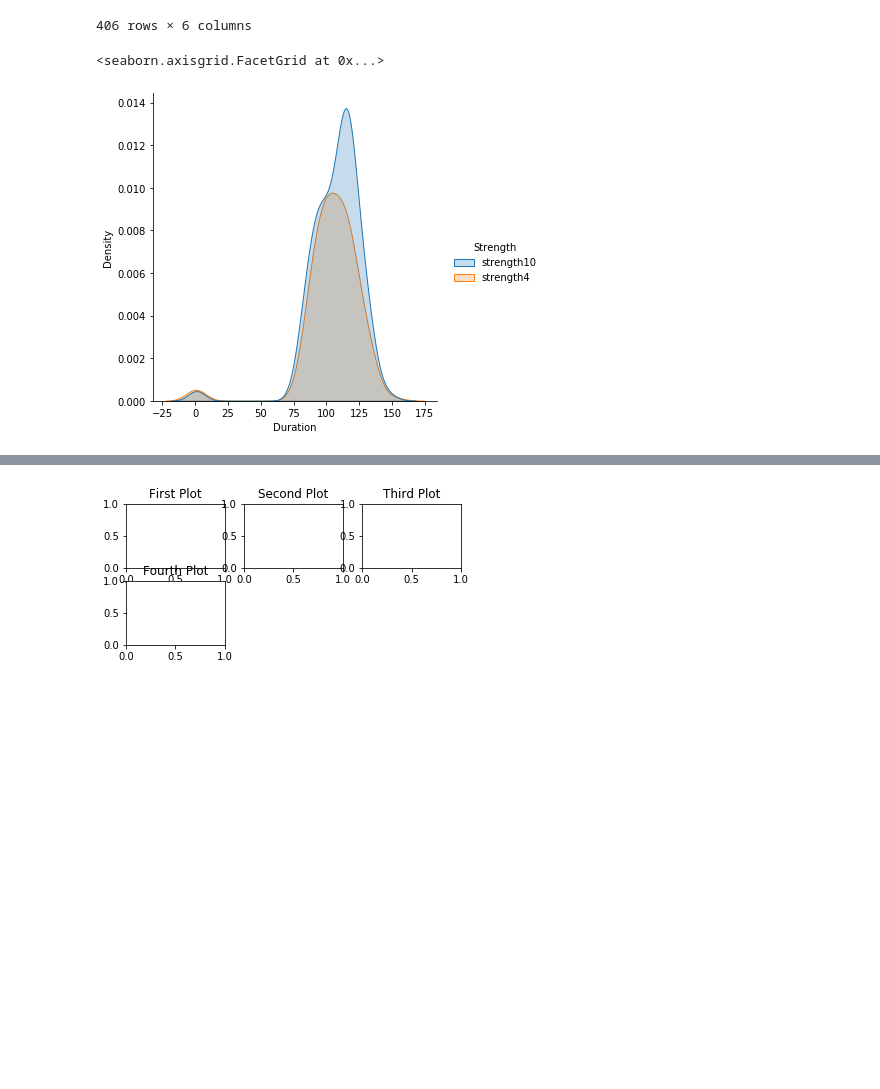
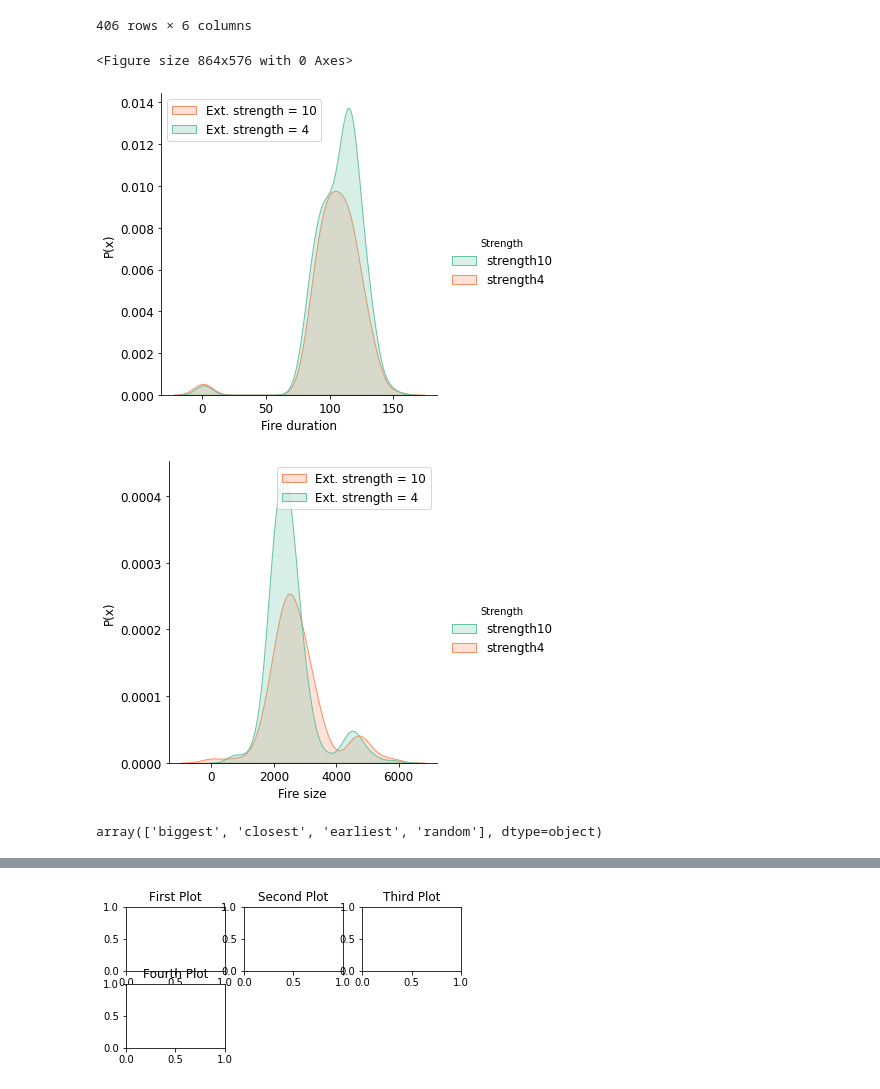
Before and after one commit to GLaDAP/Complex_Systems_2021, a Jupyter notebook: Figures.ipynb, the cells around one changed output, grey strips where cells are left out. Drawn from its saved outputs; the diff is of its cells as text; code cells hidden in the pictures; blank space fills up the shorter version.

```diff
--- a/Figures.ipynb
+++ b/Figures.ipynb
@@ -1,8 +1,10 @@
 # %%
 import seaborn as sns
 import pandas as pd
+import numpy as np
 import os
 import matplotlib.pyplot as plt
+sns.set_palette('Set2')
 # %%
 path = 'forest_fire/data/new_data/'
 list_of_files = os.listdir(path)
@@ -34,16 +80,25 @@ list_of_files
 # for obvious reasons we only will compare the tactics on
 #  300 strength.
 data = pd.DataFrame()
+data_counter = pd.DataFrame()
 for file in list_of_files:
     inputdf = pd.read_csv(path + '/' + file)
     inputdf.drop(['Unnamed: 0'], axis=1, inplace=True)
 
     if inputdf.empty == False:
         peaks, durations, numbers = get_outbreaks(inputdf['On fire'], threshold=750)
-
         df = pd.DataFrame(data={'FireSize': peaks,
                                 'Duration': durations,
                                 'Number': numbers})
+        df_counter = pd.DataFrame(data={'Burning Trees':inputdf['On fire'],
+                                        'Alive trees':inputdf['Fine'],
+                                        'Fire count':inputdf['Nf'],
+                                        'Min area':inputdf['min_fire_area'],
+                                        'Max area':inputdf['max_fire_area'],
+                                        'Median area':inputdf['median_fire_area'],
+                                        'Mean area':inputdf['mean_fire_area'],
+                                        'Timestep':inputdf['Ns'],
+                                        })
         strats = ['biggest', 'closest', 'earliest', 'random', 'none']
         n_fighters = ['nfighters100', 'nfighters300', 'nfighters500', 'nfighters700', 'nfighters900']
         strengths = ['strength2', 'strength4', 'strength6', 'strength8', 'strength10']
@@ -52,6 +107,9 @@ for file in list_of_files:
             df['Strategy'] = 'No firefighters'
             df['N_firefighters'] = '0'
             df['Strength'] = '0'
+            df_counter['Strategy'] = 'No firefighters'
+            df_counter['N_firefighters'] = '0'
+            df_counter['Strength'] = '0'
         else:
 
             for strat in strats:
@@ -61,8 +119,12 @@ for file in list_of_files:
                             df['Strategy'] = strat
                             df['N_firefighters'] = fighter
                             df['Strength'] = strength
+                            df_counter['Strategy'] = strat
+                            df_counter['N_firefighters'] = fighter
+                            df_counter['Strength'] = strength
 
         data = data.append(df)
+        data_counter = data_counter.append(df_counter)
 # %%
 data.loc[data['N_firefighters'].isnull()]
 # %% [output]
@@ -143,10 +171,20 @@ data.loc[data['N_firefighters'] == 'nfighters300']
 | 19 | 1738 | 99 | 19 | random | nfighters300 | strength4 |
 406 rows × 6 columns
 # %%
+plt.figure(figsize=(12, 8))
 sns.displot(data.loc[data['N_firefighters'] == 'nfighters300'], x='Duration', hue='Strength', fill=True, kind='kde')
-plt.show()
-sns.displot(data.loc[data['N_firefighters'] == 'nfighters300'], x='Fir', hue='Strength', fill=True, kind='kde')
-plt.show()
+plt.legend(['Ext. strength = 10','Ext. strength = 4'],loc='upper left')
+plt.ylabel('P(x)')
+plt.xlabel(f'Fire duration')
+plt.savefig('duration_strength.jpg')
+
+
+sns.displot(data.loc[data['N_firefighters'] == 'nfighters300'], x='FireSize', hue='Strength', fill=True, kind='kde')
+plt.legend(['Ext. strength = 10','Ext. strength = 4'])
+plt.ylabel('P(x)')
+plt.xlabel(f'Fire size')
+plt.savefig('size_strength.jpg')
 # %% [output]
-<seaborn.axisgrid.FacetGrid at 0x...>
+<Figure size 864x576 with 0 Axes>
-[figure, old version]
+[figure, new version]
+[figure, added]
@@ -152,0 +197,4 @@ plt.show()
+# %%
+data_help['Strategy'].unique()
+# %% [output]
+array(['biggest', 'closest', 'earliest', 'random'], dtype=object)
```
Also changed, not shown: parts of 14 cells of this notebook.
